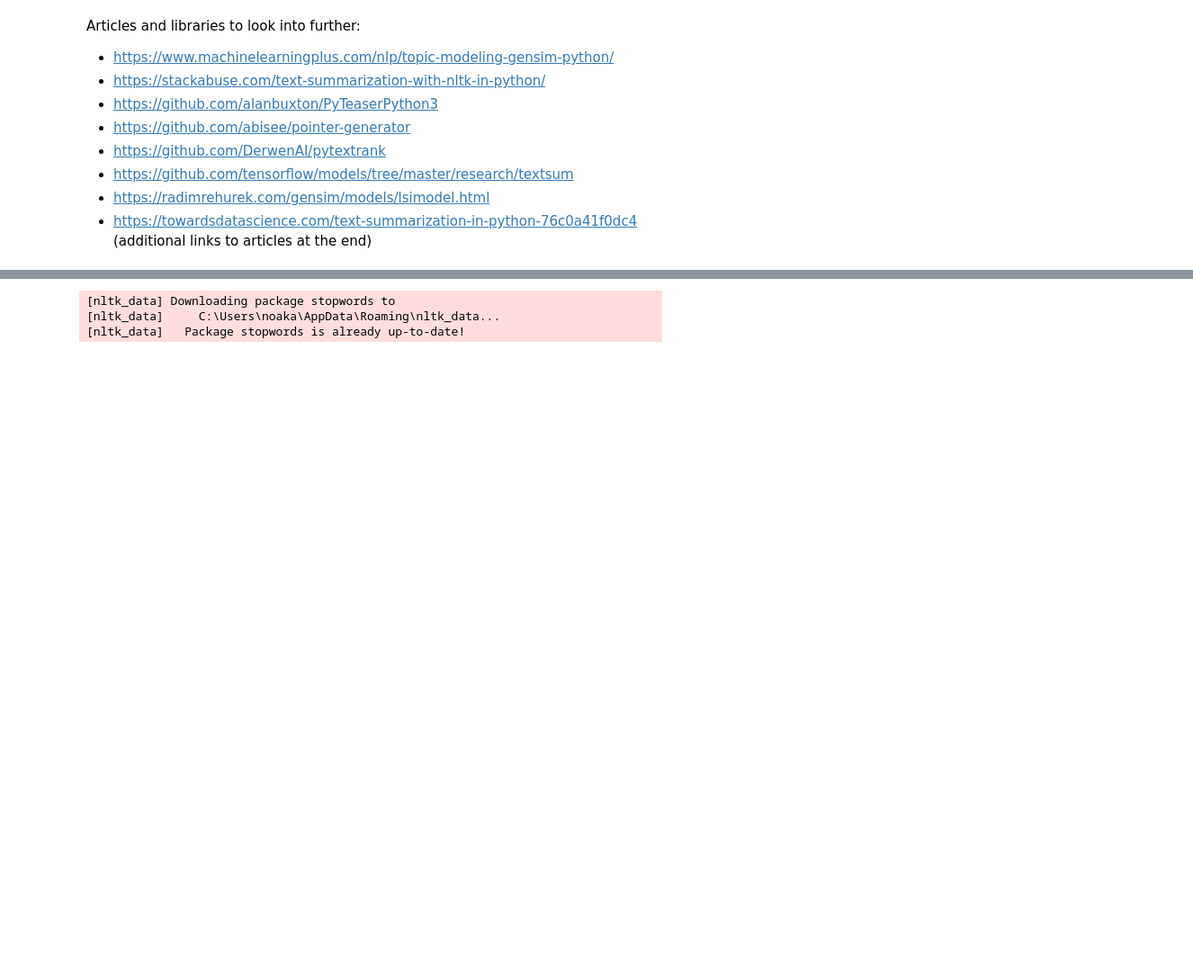
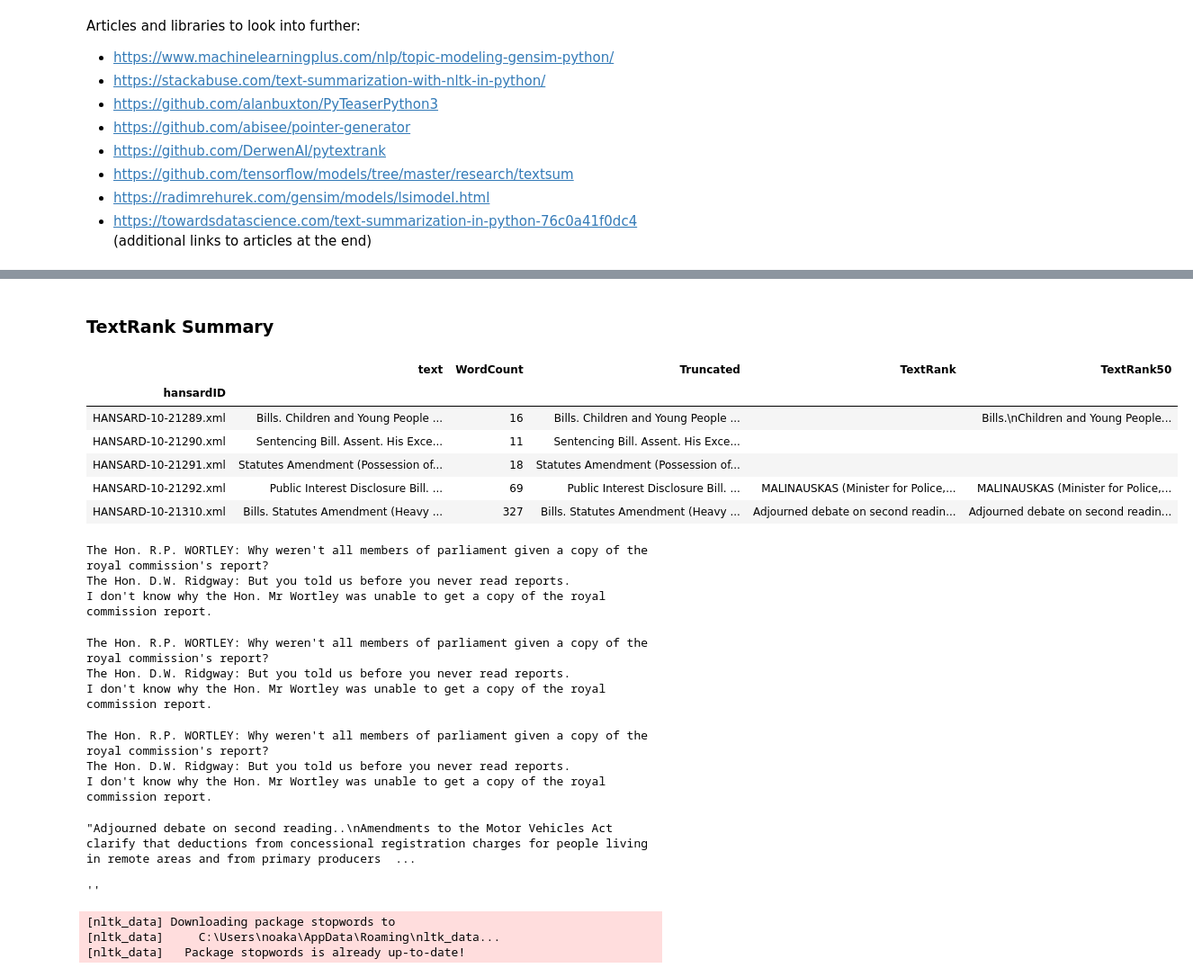
Before and after one commit to xcelsiorbosi/UNI_2019_DAG_TEXT_ANALYTICS, a Jupyter notebook: analytics/TextAnalyticsExploration.ipynb, the cells around one changed output, grey strips where cells are left out. Shown at 90% size. Cells and saved outputs as stored; diff of their text form; code cells hidden in the pictures; blank space fills up the shorter version.

Commit message:
Changes to TextRank. Added method to truncate text to 150 characters.

```diff
--- a/analytics/TextAnalyticsExploration.ipynb
+++ b/analytics/TextAnalyticsExploration.ipynb
@@ -28,4 +24,0 @@ len(df.index)
-# %%
-df['text'].replace('NULL', np.nan, inplace=True)
-df.dropna(subset=['text'], inplace=True)
-len(df.index)
@@ -56,0 +59,6 @@ grouped_text.iloc[4]
+# %%
+import re
+
+# Count number of words in sentence using regex
+grouped_text_df['WordCount'] = grouped_text_df.apply(lambda x: len(re.findall(r'\w+', x.text)), axis=1)
+grouped_text_df.head(2)
@@ -96,0 +129,8 @@ vectorized_corpus = model[common_corpus]
+# %%
+def smart_truncate(content, length=200, suffix='...'):
+    if len(content) <= length:
+        return content
+    else:
+        return ' '.join(content[:length+1].split(' ')[0:-1]) + suffix
+
+smart_truncate(text)
@@ -96,0 +139,3 @@ vectorized_corpus = model[common_corpus]
+# %%
+grouped_text_df['Truncated'] = grouped_text_df.apply(lambda x: smart_truncate(x.text), axis=1)
+grouped_text_df.head(5)
@@ -96,0 +150,45 @@ vectorized_corpus = model[common_corpus]
+# %% [markdown]
+### TextRank Summary
+# %%
+from gensim.summarization.summarizer import summarize
+
+#  TextRank summarization with default parameters
+grouped_text_df['TextRank'] = grouped_text_df.apply(lambda x: summarize(x.text), axis=1)
+
+#  TextRank summarization with no more than 50 words for the summary
+grouped_text_df['TextRank50'] = grouped_text_df.apply(lambda x: summarize(x.text, word_count = 50), axis=1)
+grouped_text_df.head(5)
+# %% [output]
+|  | text | WordCount | Truncated | TextRank | TextRank50 |
+| hansardID |  |  |  |  |  |
+| HANSARD-10-21289.xml | Bills. Children and Young People ... | 16 | Bills. Children and Young People ... |  | Bills.\nChildren and Young People... |
+| HANSARD-10-21290.xml | Sentencing Bill. Assent. His Exce... | 11 | Sentencing Bill. Assent. His Exce... |  |  |
+| HANSARD-10-21291.xml | Statutes Amendment (Possession of... | 18 | Statutes Amendment (Possession of... |  |  |
+| HANSARD-10-21292.xml | Public Interest Disclosure Bill. ... | 69 | Public Interest Disclosure Bill. ... | MALINAUSKAS (Minister for Police,... | MALINAUSKAS (Minister for Police,... |
+| HANSARD-10-21310.xml | Bills. Statutes Amendment (Heavy ... | 327 | Bills. Statutes Amendment (Heavy ... | Adjourned debate on second readin... | Adjourned debate on second readin... |
+# %%
+print(summarize(text)) #  TextRank summarization
+# %% [output]
+The Hon. R.P. WORTLEY: Why weren't all members of parliament given a copy of the royal commission's report?
+The Hon. D.W. Ridgway: But you told us before you never read reports.
+I don't know why the Hon. Mr Wortley was unable to get a copy of the royal commission report.
+# %%
+print(summarize(text, word_count = 50)) #  TextRank summarization - no more than 50 words for summary
+# %% [output]
+The Hon. R.P. WORTLEY: Why weren't all members of parliament given a copy of the royal commission's report?
+The Hon. D.W. Ridgway: But you told us before you never read reports.
+I don't know why the Hon. Mr Wortley was unable to get a copy of the royal commission report.
+# %%
+print(summarize(text, ratio = 0.2)) #  TextRank summarization - use no more than 20% of original text for summary
+# %% [output]
+The Hon. R.P. WORTLEY: Why weren't all members of parliament given a copy of the royal commission's report?
+The Hon. D.W. Ridgway: But you told us before you never read reports.
+I don't know why the Hon. Mr Wortley was unable to get a copy of the royal commission report.
+# %%
+summarize(grouped_text.iloc[4], word_count = 50)
+# %% [output]
+"Adjourned debate on second reading..\nAmendments to the Motor Vehicles Act clarify that deductions from concessional registration charges for people living in remote areas and from primary producers  ...
+# %%
+summarize(grouped_text.iloc[2], word_count = 50)
+# %% [output]
+''
```
Also changed, not shown: parts of 34 cells of this notebook, 1 other file.
